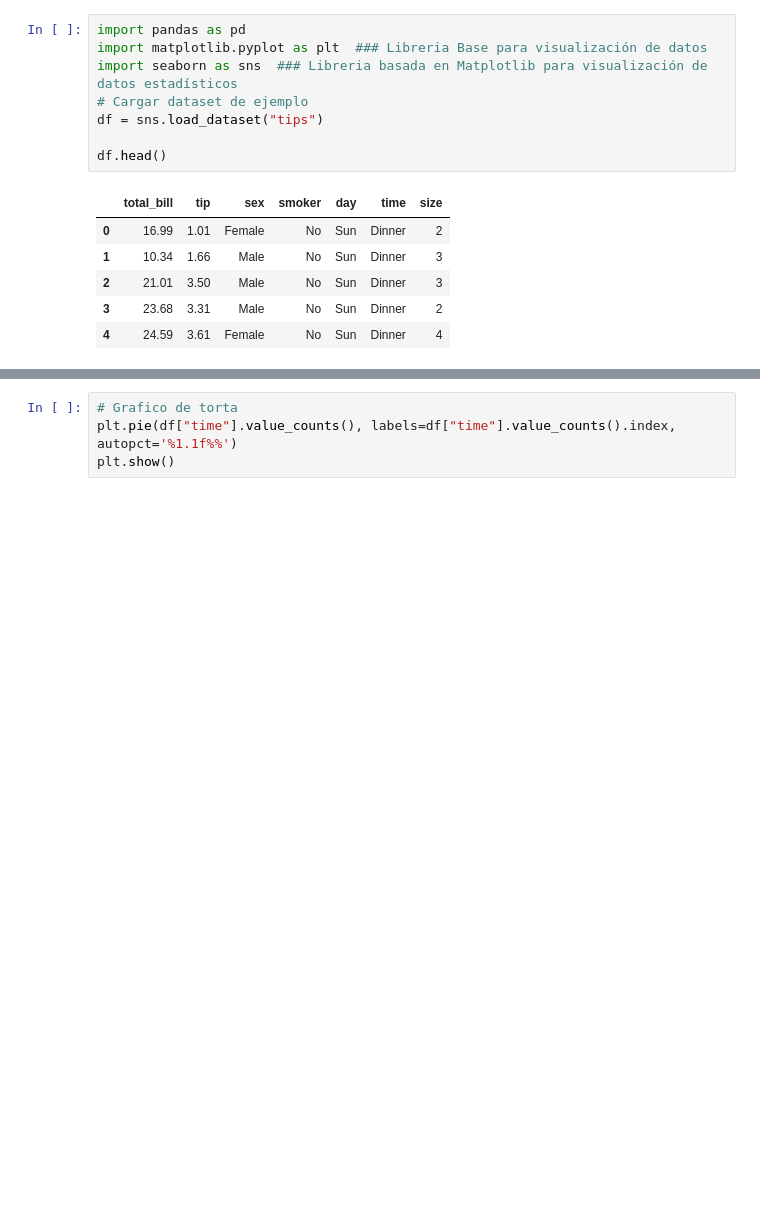
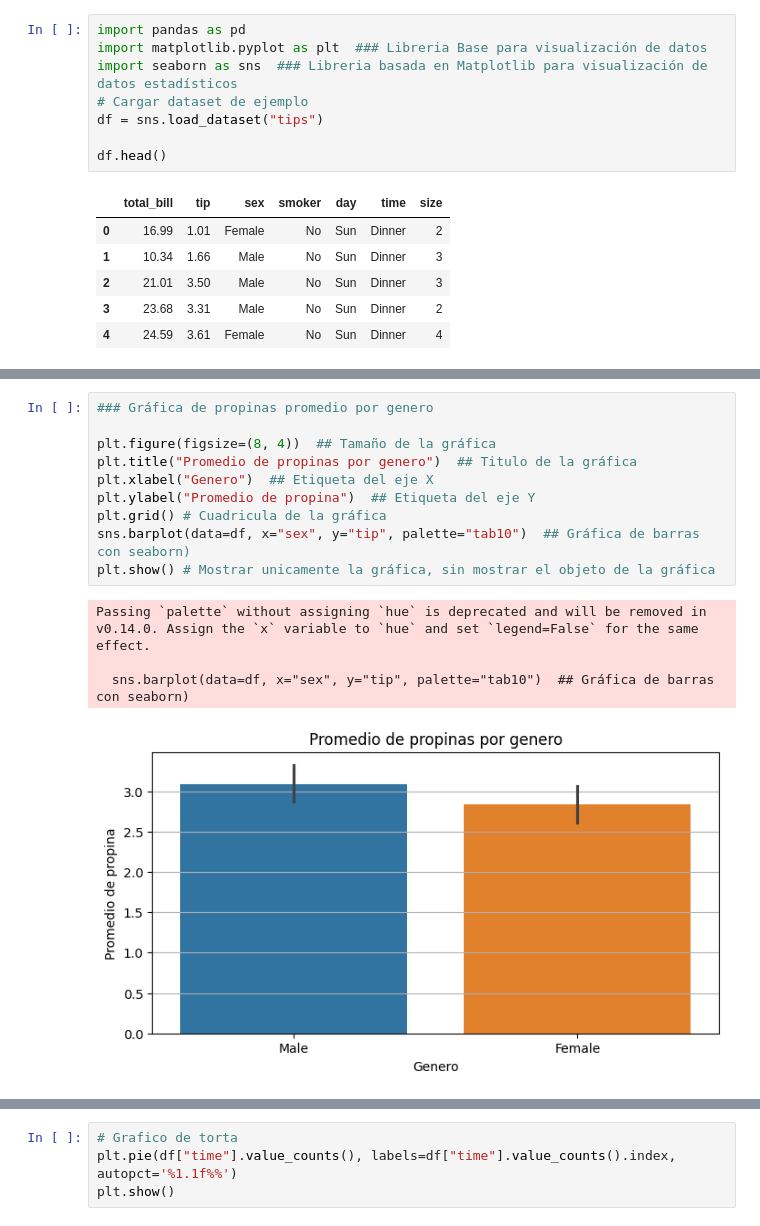
Before and after one commit to cdsaineac/Bootcamp-DS-202605, a Jupyter notebook: Clase 10 - Visualizacion de datos/VisualizacionDatos.ipynb, the cells around one changed output, grey strips where cells are left out. Saved outputs shown, nothing was run; the diff lists cells and outputs as text; blank space fills up the shorter version.

```diff
--- a/Clase 10 - Visualizacion de datos/VisualizacionDatos.ipynb
+++ b/Clase 10 - Visualizacion de datos/VisualizacionDatos.ipynb
@@ -55 +63,16 @@ df.head()
+# %%
+### Gráfica de propinas promedio por genero
+
+plt.figure(figsize=(8, 4))  ## Tamaño de la gráfica
+plt.title("Promedio de propinas por genero")  ## Titulo de la gráfica
+plt.xlabel("Genero")  ## Etiqueta del eje X
+plt.ylabel("Promedio de propina")  ## Etiqueta del eje Y
+plt.grid() # Cuadricula de la gráfica
+sns.barplot(data=df, x="sex", y="tip", palette="tab10")  ## Gráfica de barras con seaborn)
+plt.show() # Mostrar unicamente la gráfica, sin mostrar el objeto de la gráfica
+# %% [output]
+Passing `palette` without assigning `hue` is deprecated and will be removed in v0.14.0. Assign the `x` variable to `hue` and set `legend=False` for the same effect.
+
+  sns.barplot(data=df, x="sex", y="tip", palette="tab10")  ## Gráfica de barras con seaborn)
+[figure, added]
 # %%
```
Also changed, not shown: parts of 6 cells of this notebook.
